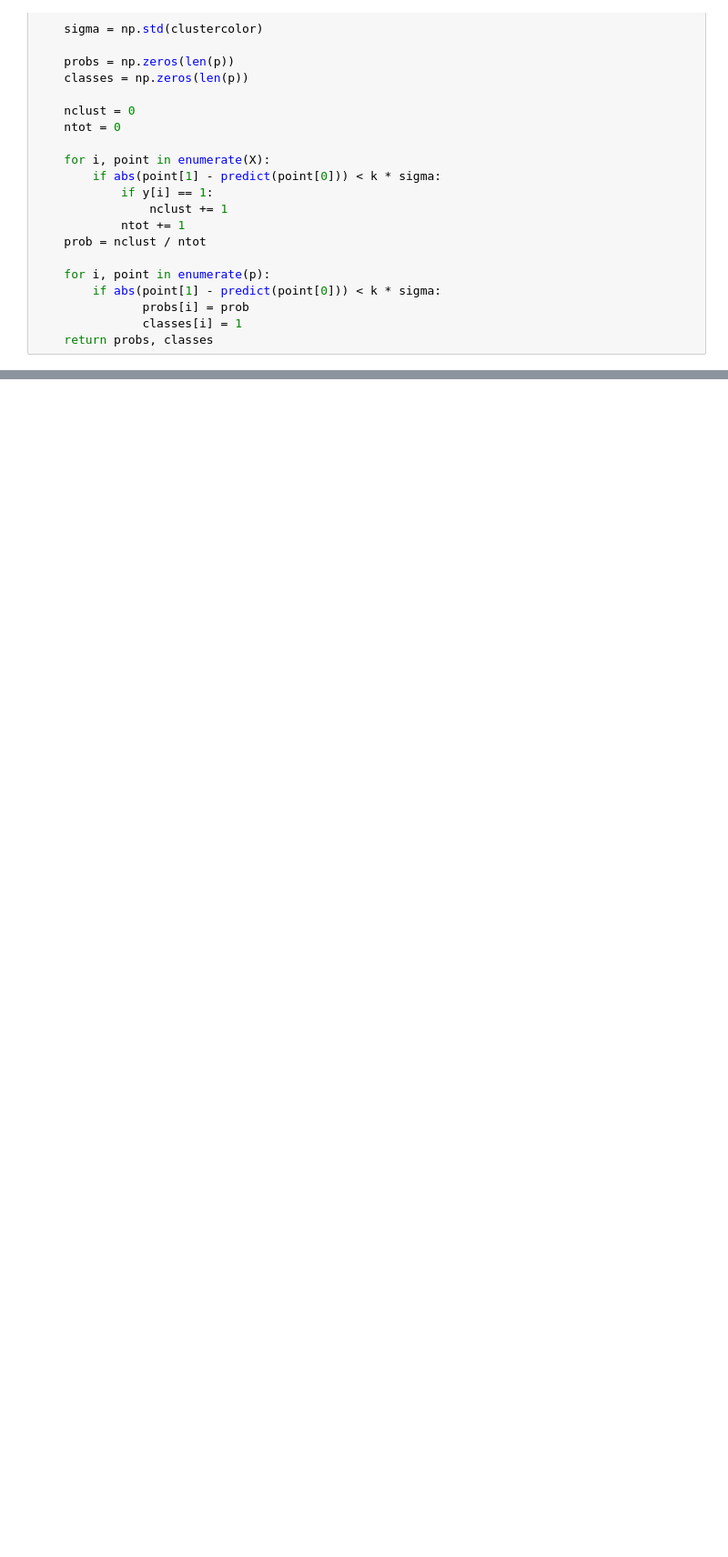
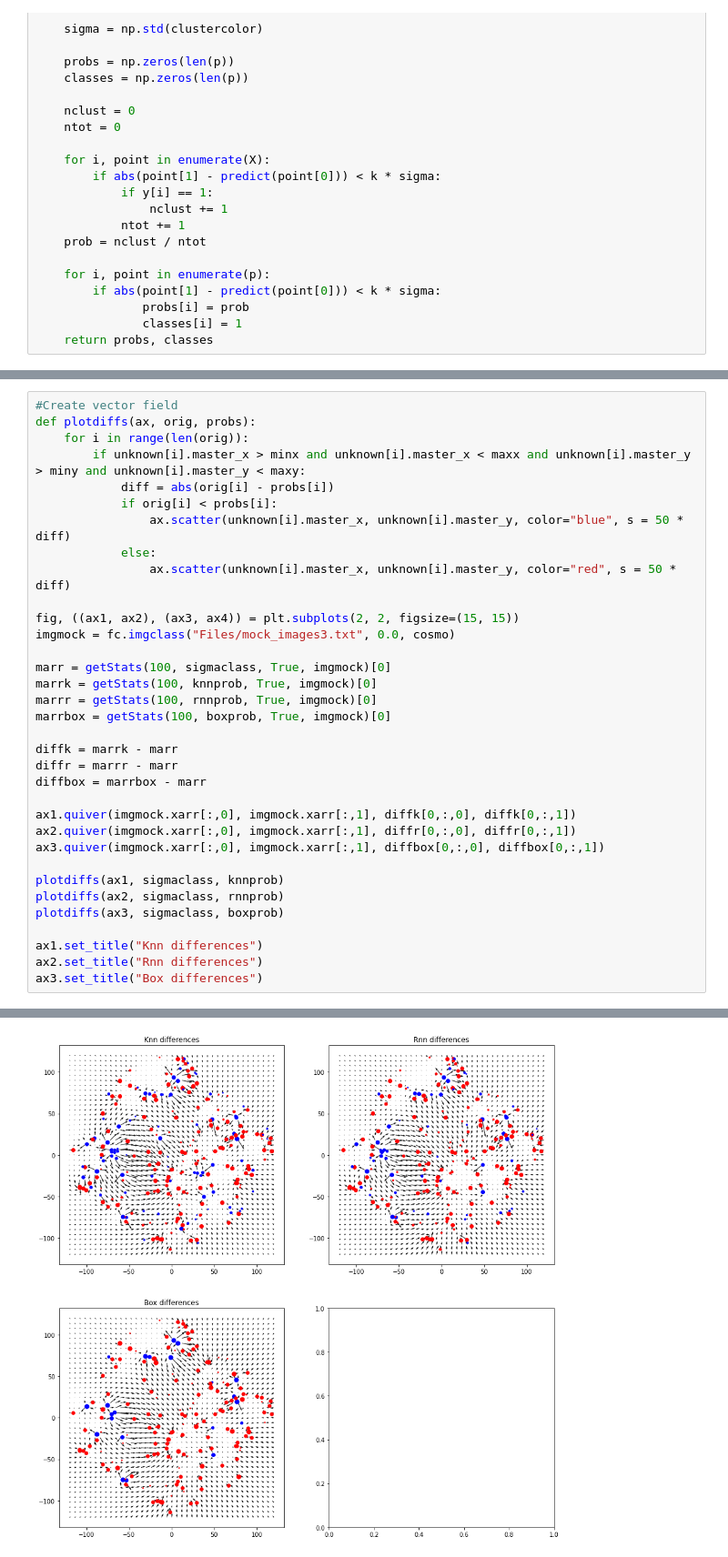
Before and after one commit to JackieLee23/Gravitational-Lensing, a Jupyter notebook: Abel_deflection_distributions.ipynb, the cells around one changed output, grey strips where cells are left out. Shown at 91% size. Cells and saved outputs as stored; diff of their text form; blank space fills up the shorter version.

```diff
--- a/Abel_deflection_distributions.ipynb
+++ b/Abel_deflection_distributions.ipynb
@@ -212,0 +422,35 @@ Text(0.5, 1.0, 'Boxes')
+# %%
+#Create vector field
+def plotdiffs(ax, orig, probs):
+    for i in range(len(orig)):
+        if unknown[i].master_x > minx and unknown[i].master_x < maxx and unknown[i].master_y > miny and unknown[i].master_y < maxy:
+            diff = abs(orig[i] - probs[i])
+            if orig[i] < probs[i]:
+                ax.scatter(unknown[i].master_x, unknown[i].master_y, color="blue", s = 50 * diff)
+            else:
+                ax.scatter(unknown[i].master_x, unknown[i].master_y, color="red", s = 50 * diff)
+
+fig, ((ax1, ax2), (ax3, ax4)) = plt.subplots(2, 2, figsize=(15, 15))
+imgmock = fc.imgclass("Files/mock_images3.txt", 0.0, cosmo)
+
+marr = getStats(100, sigmaclass, True, imgmock)[0]
+marrk = getStats(100, knnprob, True, imgmock)[0]
+marrr = getStats(100, rnnprob, True, imgmock)[0]
+marrbox = getStats(100, boxprob, True, imgmock)[0]
+
+diffk = marrk - marr
+diffr = marrr - marr
+diffbox = marrbox - marr
+
+ax1.quiver(imgmock.xarr[:,0], imgmock.xarr[:,1], diffk[0,:,0], diffk[0,:,1])
+ax2.quiver(imgmock.xarr[:,0], imgmock.xarr[:,1], diffr[0,:,0], diffr[0,:,1])
+ax3.quiver(imgmock.xarr[:,0], imgmock.xarr[:,1], diffbox[0,:,0], diffbox[0,:,1])
+
+plotdiffs(ax1, sigmaclass, knnprob)
+plotdiffs(ax2, sigmaclass, rnnprob)
+plotdiffs(ax3, sigmaclass, boxprob)
+
+ax1.set_title("Knn differences")
+ax2.set_title("Rnn differences")
+ax3.set_title("Box differences")
+# %% [output]
@@ -212,0 +471 @@ Text(0.5, 1.0, 'Boxes')
+[figure, added]
```
Also changed, not shown: parts of 20 cells of this notebook, 1 other file.
